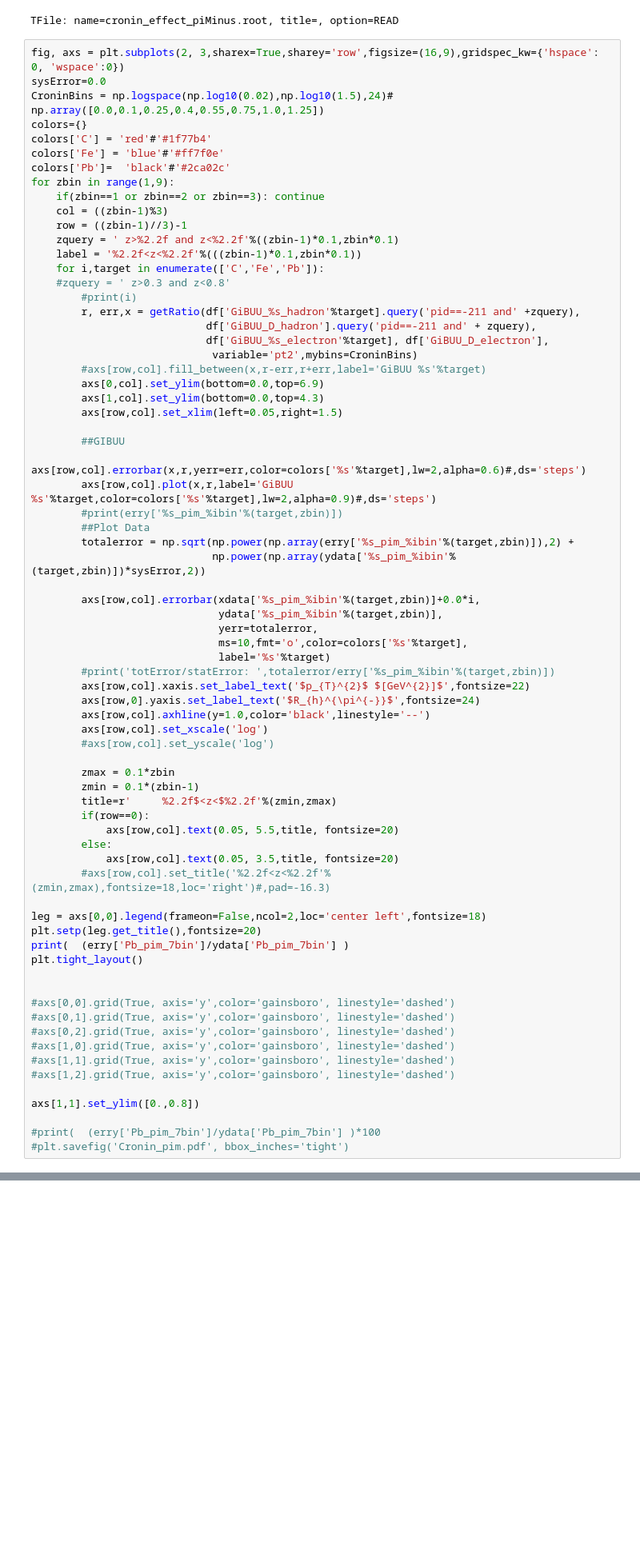
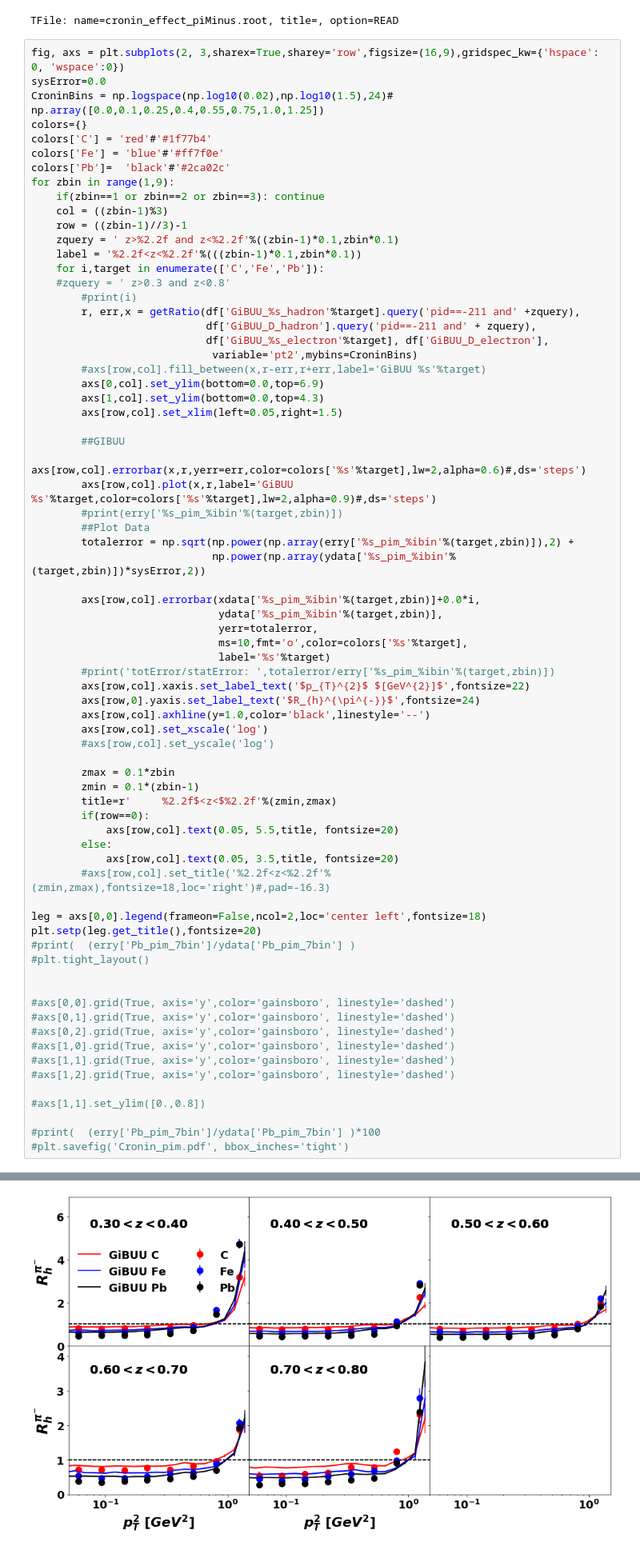
Before and after one commit to smoranvas/single-hadronPaperPlots, a Jupyter notebook: resultsPlotsAnaNote.ipynb, the cells around one changed output, grey strips where cells are left out. Shown at 80% size. Saved outputs shown, nothing was run; the diff lists cells and outputs as text; blank space fills up the shorter version.

```diff
--- a/resultsPlotsAnaNote.ipynb
+++ b/resultsPlotsAnaNote.ipynb
@@ -1093,8 +1092,8 @@ for zbin in range(1,9):
 
 leg = axs[0,0].legend(frameon=False,ncol=2,loc='center left',fontsize=18)
 plt.setp(leg.get_title(),fontsize=20)
-print(  (erry['Pb_pim_7bin']/ydata['Pb_pim_7bin'] )
-plt.tight_layout()
+#print(  (erry['Pb_pim_7bin']/ydata['Pb_pim_7bin'] )
+#plt.tight_layout()
 
 
 #axs[0,0].grid(True, axis='y',color='gainsboro', linestyle='dashed')
@@ -1104,7 +1103,7 @@ plt.tight_layout()
 #axs[1,1].grid(True, axis='y',color='gainsboro', linestyle='dashed')
 #axs[1,2].grid(True, axis='y',color='gainsboro', linestyle='dashed')
 
-axs[1,1].set_ylim([0.,0.8])
+#axs[1,1].set_ylim([0.,0.8])
 
 #print(  (erry['Pb_pim_7bin']/ydata['Pb_pim_7bin'] )*100
 #plt.savefig('Cronin_pim.pdf', bbox_inches='tight')
@@ -1112,0 +1112 @@ SyntaxError: invalid syntax (<ipython-input-14-a60d0f24ed6b>, line 58)
+[figure, added]
```
Also changed, not shown: parts of 36 cells of this notebook.
